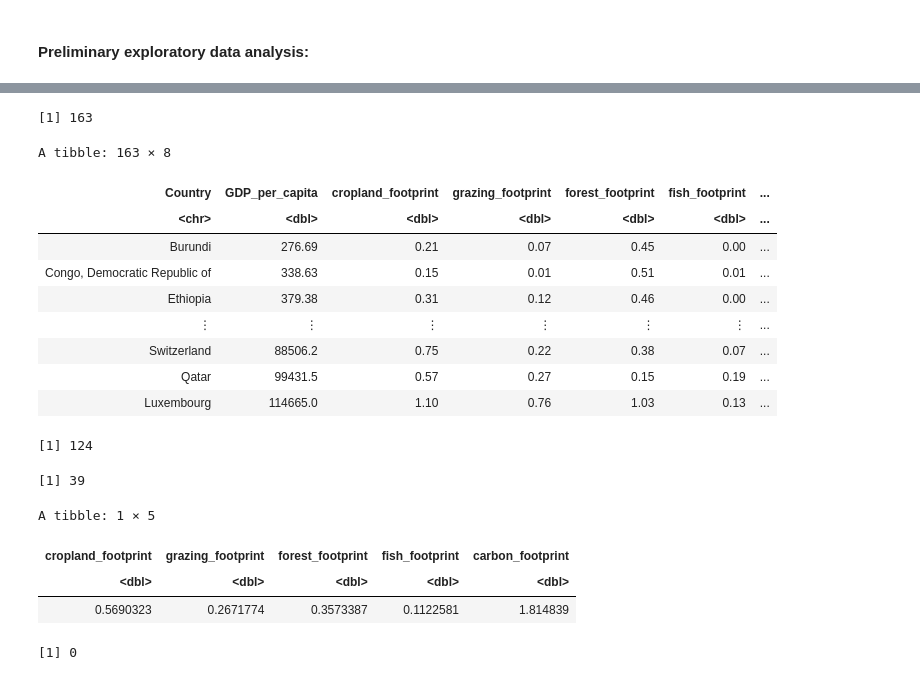
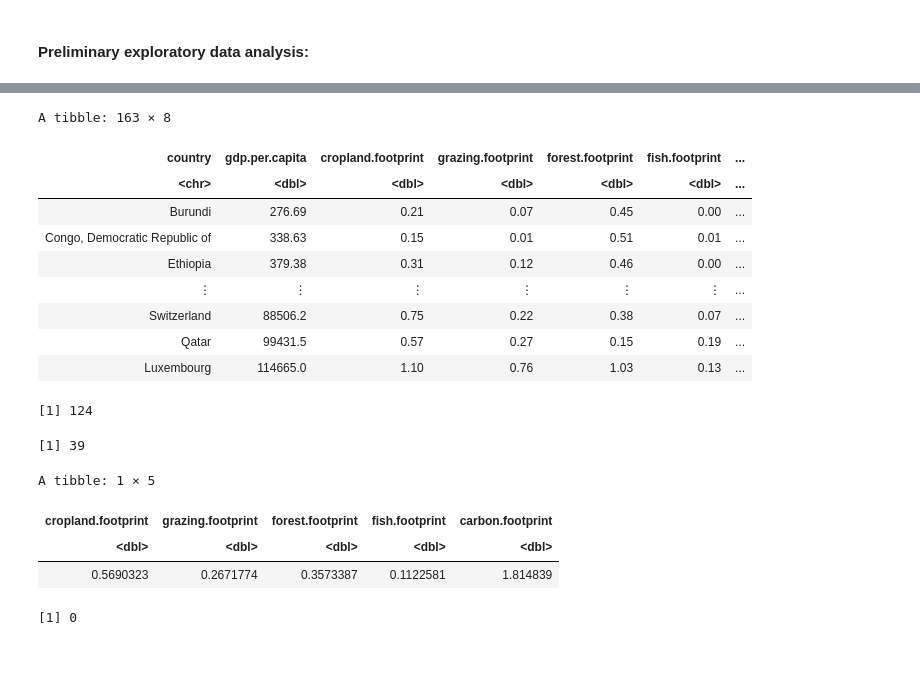
Before and after one commit to tsabkuro/EcoFoot, a Jupyter notebook: main.ipynb, the cells around one changed output, grey strips where cells are left out. Drawn from its saved outputs; the diff is of its cells as text; code cells hidden in the pictures.

```diff
--- a/main.ipynb
+++ b/main.ipynb
@@ -57,22 +65,22 @@ See spec(...) for full column specifications.
 # %%
-# selecting columns of interest from the data frame; includes Country name, GDP per Capit,
+# selecting columns of interest from the data frame; includes the country's name, GDP per Capita,
 # and ecological footprints of interest to our project
-countries_GDP_eco <- countries_raw_data %>% select(Country, GDP_per_capita, cropland_footprint,
-                                                  grazing_footprint, forest_footprint,
-                                                  fish_footprint, carbon_footprint)
+countries_GDP_eco <- countries_raw_data %>% select(country, gdp.per.capita, cropland.footprint,
+                                                  grazing.footprint, forest.footprint,
+                                                  fish.footprint, carbon.footprint)
 
 # removing any rows that have an NA cell
 countries_GDP_eco <- na.omit(countries_GDP_eco)
 
 
-# removing the "$" sign and "," from all elements of the GDP_per_capita column
+# removing the "$" sign and "," from all elements of the gdp.per.capita column
 countries_GDP_eco <-  countries_GDP_eco %>%
-                         mutate(GDP_per_capita = gsub("[^[:alnum:][:space:].]", "",
-                                                      countries_GDP_eco$GDP_per_capita))
+                         mutate(gdp.per.capita = gsub("[^[:alnum:][:space:].]", "",
+                                                      countries_GDP_eco$gdp.per.capita))
 
-# converting GDP_per_capita from a character data type to double
+# converting gdp.per.capita from a character data type to double
 
-countries_GDP_eco <- countries_GDP_eco %>% mutate(GDP_per_capita = as.numeric(GDP_per_capita))
+countries_GDP_eco <- countries_GDP_eco %>% mutate(gdp.per.capita = as.numeric(gdp.per.capita))
 countries_GDP_eco
 # %% [output]
 A tibble: 163 × 7
@@ -85,3 +93,11 @@ A tibble: 163 × 7
 | Yemen | 1302.30 | 0.34 | 0.14 | 0.04 | 0.04 | ... |
 | Zambia | 1740.64 | 0.19 | 0.18 | 0.33 | 0.01 | ... |
 | Zimbabwe | 865.91 | 0.20 | 0.32 | 0.29 | 0.01 | ... |
+# %%
+# the following steps are for categorizing the gdp.per.capita column into "High", "Medium", and "low"
+
+# arranging the gdp.per.capita column in an ascending order
+countries_GDP_eco <- arrange(countries_GDP_eco, gdp.per.capita)
+
+#finding the number of rows that exist
+nrow(countries_GDP_eco)
@@ -88,30 +106,21 @@ A tibble: 163 × 7
 # %%
-# the following steps are for categorizing GDP_per_capita column into "High", "Medium", and "low"
-
-# arraning the GDP_per_capita column in an ascending order
-countries_GDP_eco <- arrange(countries_GDP_eco, GDP_per_capita)
-
-#finding the number of rows that exist
-nrow(countries_GDP_eco)
-
 # given that there are about 163 rows, we will categorize the GDP_per_column such that the lowest 54
 # values (i.e. 1st to 54th row) are assigned to the "low" category,
 # the next 55 values (i.e. 55th to 109th row) are assigned to the "medium" category
 # and the next 54 values (i.e. 110th to 163th row) are assigned to the "high" category
 # so that each category has roughly (163/3) number of elements
 
-# creating a new column name GDP_classified where the corresponding GDP_per_capita is assigned either "low",
+# creating a new column named GDP_classified where the corresponding gdp.per.capita is assigned either "low",
 # "medium" , or "high"
 countries_GDP_eco_classified <- countries_GDP_eco %>%
-    mutate(GDP_classified = cut(countries_GDP_eco$GDP_per_capita,
+    mutate(GDP_classified = cut(countries_GDP_eco$gdp.per.capita,
                                 breaks = c(276.68, 2379.44, 10123.9, Inf),
                                 labels = c("low", "medium", "high")))
 
 countries_GDP_eco_classified
 # %% [output]
-[1] 163
+A tibble: 163 × 8
-A tibble: 163 × 8
-| Country | GDP_per_capita | cropland_footprint | grazing_footprint | forest_footprint | fish_footprint | ... |
+| country | gdp.per.capita | cropland.footprint | grazing.footprint | forest.footprint | fish.footprint | ... |
 | <chr> | <dbl> | <dbl> | <dbl> | <dbl> | <dbl> | ... |
 | Burundi | 276.69 | 0.21 | 0.07 | 0.45 | 0.00 | ... |
 | Congo, Democratic Republic of | 338.63 | 0.15 | 0.01 | 0.51 | 0.01 | ... |
@@ -142,14 +151,14 @@ nrow(countries_test)
 
 # table giving the means of each of the predictors
 countries_train_predictors <- countries_train %>%
-    select(cropland_footprint, grazing_footprint, forest_footprint, fish_footprint, carbon_footprint)
+    select(cropland.footprint, grazing.footprint, forest.footprint, fish.footprint, carbon.footprint)
 
 mean_of_predictors <- map_df(countries_train_predictors, mean)
 
 mean_of_predictors
 # %% [output]
 A tibble: 1 × 5
-| cropland_footprint | grazing_footprint | forest_footprint | fish_footprint | carbon_footprint |
+| cropland.footprint | grazing.footprint | forest.footprint | fish.footprint | carbon.footprint |
 | <dbl> | <dbl> | <dbl> | <dbl> | <dbl> |
 | 0.5690323 | 0.2671774 | 0.3573387 | 0.1122581 | 1.814839 |
 # %%
```
Also changed, not shown: parts of 5 cells of this notebook.
